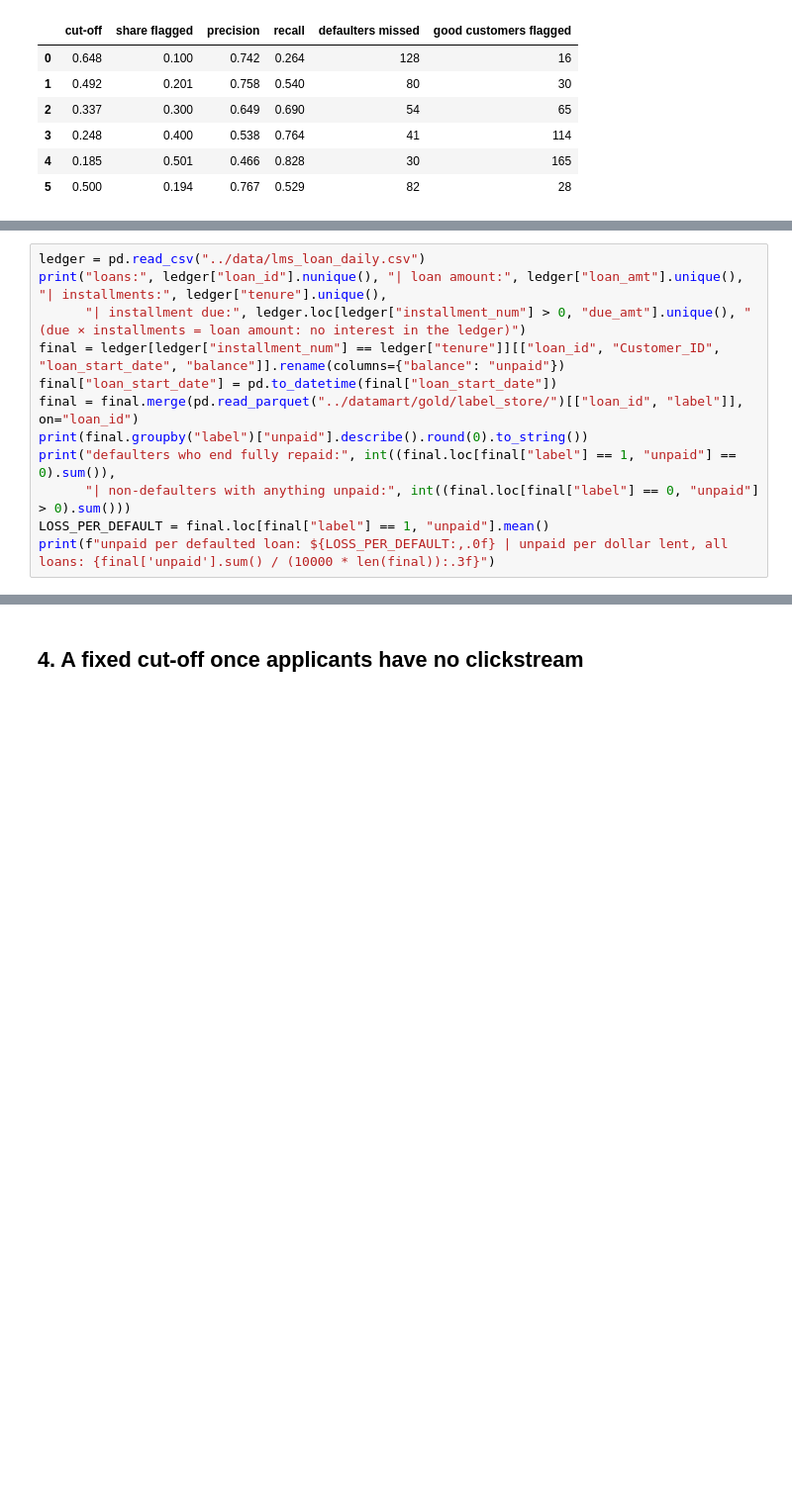
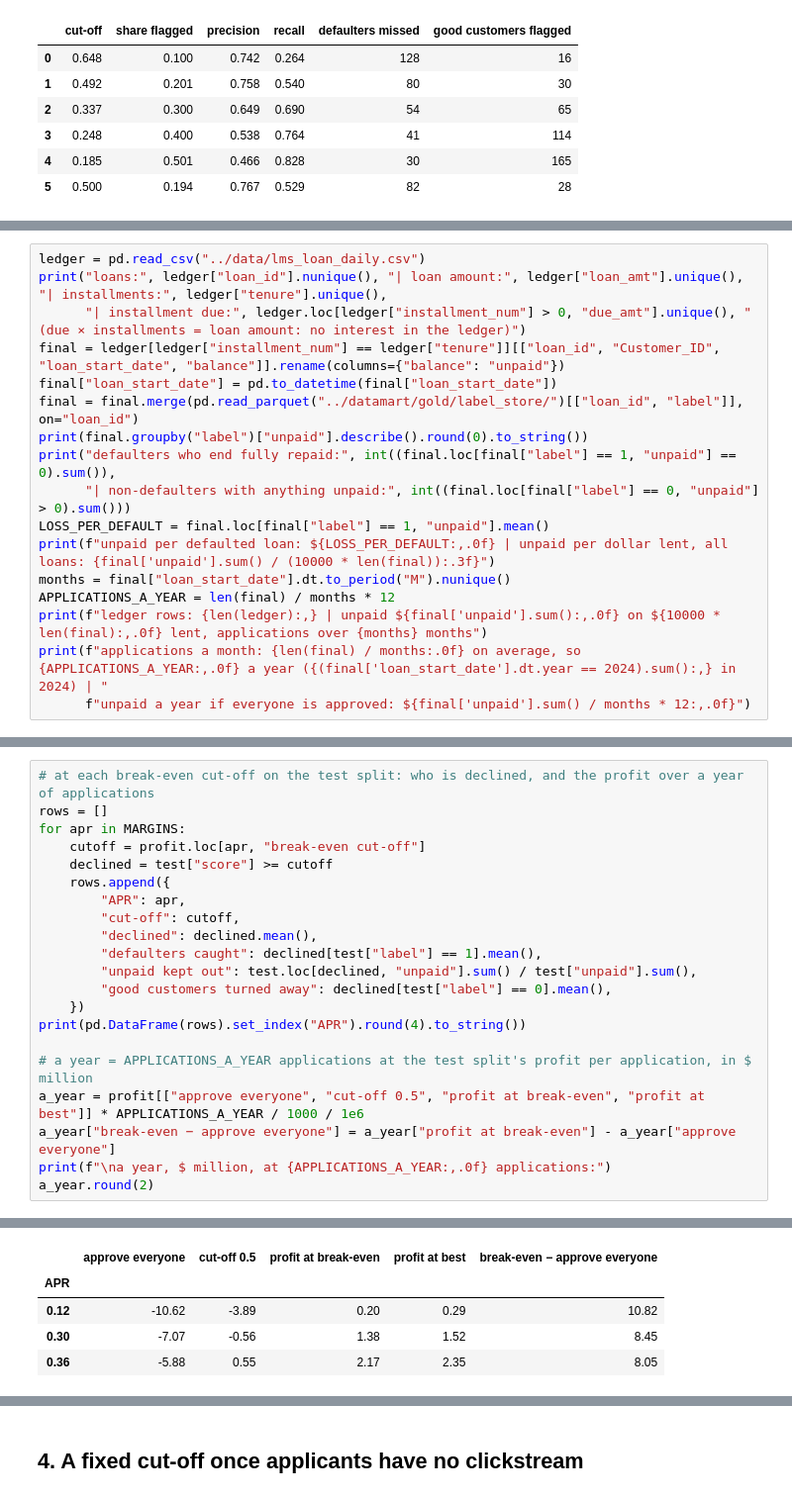
Before and after one commit to code-vibes-only/cs611-assignment-2, a Jupyter notebook: notebooks/06_model_choice.ipynb, the cells around one changed output, grey strips where cells are left out. Shown at 99% size. Drawn from its saved outputs; the diff is of its cells as text; blank space fills up the shorter version.

```diff
--- a/notebooks/06_model_choice.ipynb
+++ b/notebooks/06_model_choice.ipynb
@@ -161,6 +185,11 @@ print("defaulters who end fully repaid:", int((final.loc[final["label"] == 1, "u
       "| non-defaulters with anything unpaid:", int((final.loc[final["label"] == 0, "unpaid"] > 0).sum()))
 LOSS_PER_DEFAULT = final.loc[final["label"] == 1, "unpaid"].mean()
 print(f"unpaid per defaulted loan: ${LOSS_PER_DEFAULT:,.0f} | unpaid per dollar lent, all loans: {final['unpaid'].sum() / (10000 * len(final)):.3f}")
+months = final["loan_start_date"].dt.to_period("M").nunique()
+APPLICATIONS_A_YEAR = len(final) / months * 12
+print(f"ledger rows: {len(ledger):,} | unpaid ${final['unpaid'].sum():,.0f} on ${10000 * len(final):,.0f} lent, applications over {months} months")
+print(f"applications a month: {len(final) / months:.0f} on average, so {APPLICATIONS_A_YEAR:,.0f} a year ({(final['loan_start_date'].dt.year == 2024).sum():,} in 2024) | "
+      f"unpaid a year if everyone is approved: ${final['unpaid'].sum() / months * 12:,.0f}")
 # %% [output]
 loans: 12500 | loan amount: [10000] | installments: [10] | installment due: [1000.] (due × installments = loan amount: no interest in the ledger)
         count    mean     std     min     25%     50%     75%      max
@@ -231,0 +280,22 @@ margin $3,000 per good loan (30%): flag above a score of 0.28
+# %%
+# at each break-even cut-off on the test split: who is declined, and the profit over a year of applications
+rows = []
+for apr in MARGINS:
+    cutoff = profit.loc[apr, "break-even cut-off"]
+    declined = test["score"] >= cutoff
+    rows.append({
+        "APR": apr,
+        "cut-off": cutoff,
+        "declined": declined.mean(),
+        "defaulters caught": declined[test["label"] == 1].mean(),
+        "unpaid kept out": test.loc[declined, "unpaid"].sum() / test["unpaid"].sum(),
+        "good customers turned away": declined[test["label"] == 0].mean(),
+    })
+print(pd.DataFrame(rows).set_index("APR").round(4).to_string())
+
+# a year = APPLICATIONS_A_YEAR applications at the test split's profit per application, in $ million
+a_year = profit[["approve everyone", "cut-off 0.5", "profit at break-even", "profit at best"]] * APPLICATIONS_A_YEAR / 1000 / 1e6
+a_year["break-even − approve everyone"] = a_year["profit at break-even"] - a_year["approve everyone"]
+print(f"\na year, $ million, at {APPLICATIONS_A_YEAR:,.0f} applications:")
+a_year.round(2)
+# %% [output]
@@ -232,2 +309,7 @@ margin $3,000 per good loan (30%): flag above a score of 0.28
+|  | approve everyone | cut-off 0.5 | profit at break-even | profit at best | break-even − approve everyone |
+| APR |  |  |  |  |  |
+| 0.12 | -10.62 | -3.89 | 0.20 | 0.29 | 10.82 |
+| 0.30 | -7.07 | -0.56 | 1.38 | 1.52 | 8.45 |
+| 0.36 | -5.88 | 0.55 | 2.17 | 2.35 | 8.05 |
 # %% [markdown]
 **Findings:**
```
Also changed, not shown: parts of 13 cells of this notebook.
